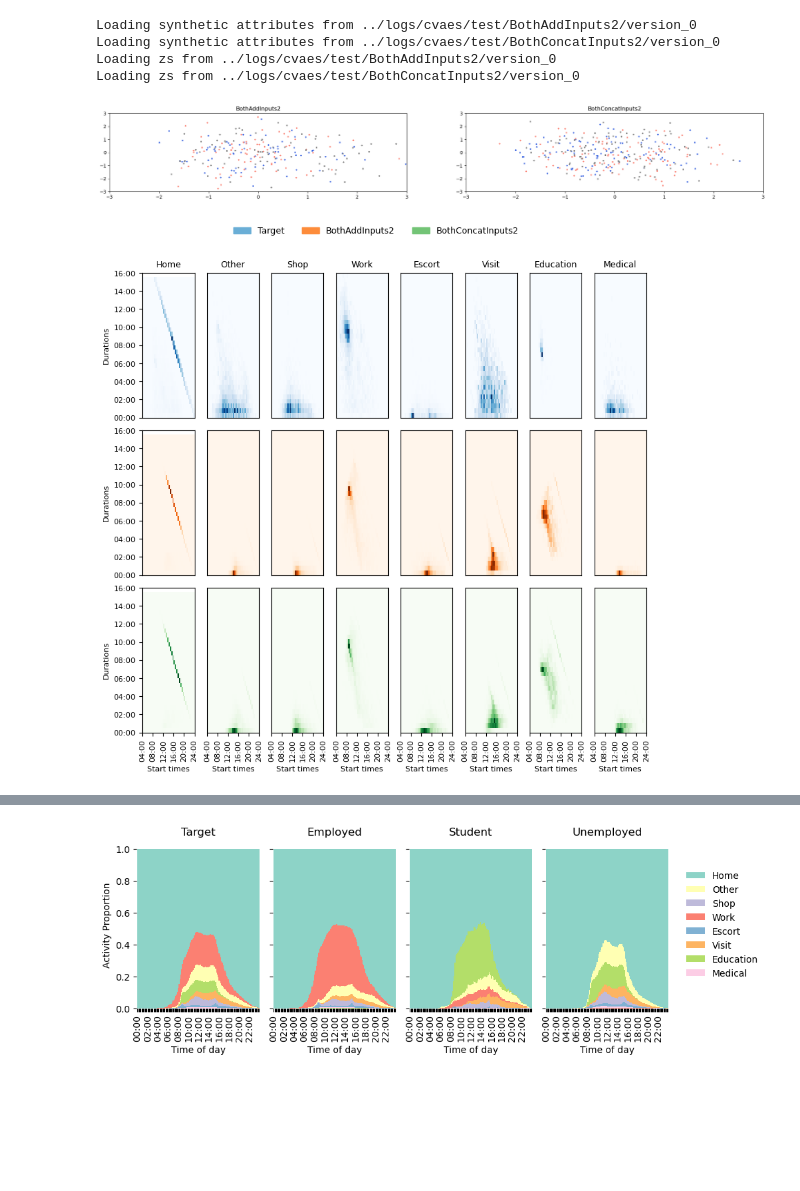
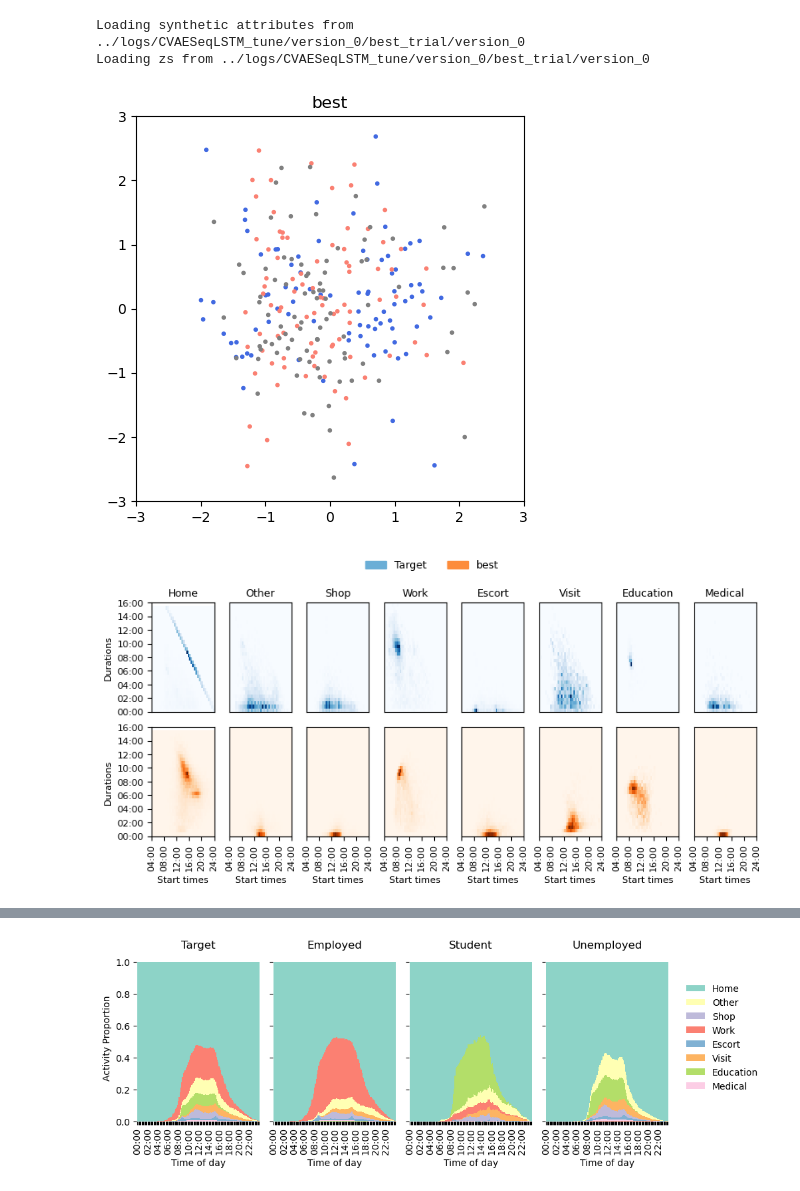
Before and after one commit to big-ucl/caveat, a Jupyter notebook: analysis/CVAE_analysis.ipynb, the cells around one changed output, grey strips where cells are left out. Cells and saved outputs as stored; diff of their text form; code cells hidden in the pictures; blank space fills up the shorter version.

```diff
--- a/analysis/CVAE_analysis.ipynb
+++ b/analysis/CVAE_analysis.ipynb
@@ -25,18 +25,19 @@ cmap = {
     "travel": (0.8509803921568627, 0.8509803921568627, 0.8509803921568627),
 }
 
-batch_root = Path("../logs/cvaes/test")
+# batch_root = Path("../logs/cvaes/test")
+# encoders = ["Both"]
+# latents = ["Add", "Concat"]
+# decoders = ["Inputs"]
 
-encoders = ["Both"]
-latents = ["Add", "Concat"]
-decoders = ["Inputs"]
+# batch_paths = {}
+# for e in encoders:
+#     for l in latents:
+#         for d in decoders:
+#             for t in ["2"]:
+#                 batch_paths[f"{e}{l}{d}{t}"] = batch_root / f"{e}{l}{d}{t}"
 
-batch_paths = {}
-for e in encoders:
-    for l in latents:
-        for d in decoders:
-            for t in ["2"]:
-                batch_paths[f"{e}{l}{d}{t}"] = batch_root / f"{e}{l}{d}{t}"
+batch_paths = {"best": Path("../logs/CVAESeqLSTM_tune/version_0/best_trial")}
 
 # find data
 target_schedules = pd.read_csv("../tmp/nts_home_schedules.csv")
@@ -146,10 +147,8 @@ attributes = {
 }
 zs = {n: load_zs(latest(p)[1], default=None) for n, p in batch_paths.items()}
 # %% [output]
-Loading synthetic attributes from ../logs/cvaes/test/BothAddInputs2/version_0
-Loading synthetic attributes from ../logs/cvaes/test/BothConcatInputs2/version_0
-Loading zs from ../logs/cvaes/test/BothAddInputs2/version_0
-Loading zs from ../logs/cvaes/test/BothConcatInputs2/version_0
+Loading synthetic attributes from ../logs/CVAESeqLSTM_tune/version_0/best_trial/version_0
+Loading zs from ../logs/CVAESeqLSTM_tune/version_0/best_trial/version_0
 # %%
 test_attributes = {
     n: pd.read_csv(latest(p)[1] / "test_inference" / "input_attributes.csv")
@@ -160,19 +159,19 @@ test_zs = {
     for n, p in batch_paths.items()
 }
 # %%
-fig = plot_zs(test_zs, test_attributes, sample=0.1, figsize=(25, 3))
+fig = plot_zs(test_zs, test_attributes, sample=0.1, figsize=(5, 5))
 # %% [output]
-[figure, old version]
+[figure, new version]
 # %%
 fig = joint_time_distributions_plot(
     target_schedules,
     schedules,
-    figsize=(8, 8),
+    figsize=(8, 4),
     observed_title="Target",
     cmaps={0: "Blues", 1: "Oranges", 2: "Greens", 3: "Reds"},
 )
 # %% [output]
-[figure, old version]
+[figure, new version]
 # %%
 fig = times_distributions_plot(
     target_schedules, schedules, observed_title="Target", figsize=(9, 5)
```
Also changed, not shown: parts of 9 cells of this notebook, 19 other files.
